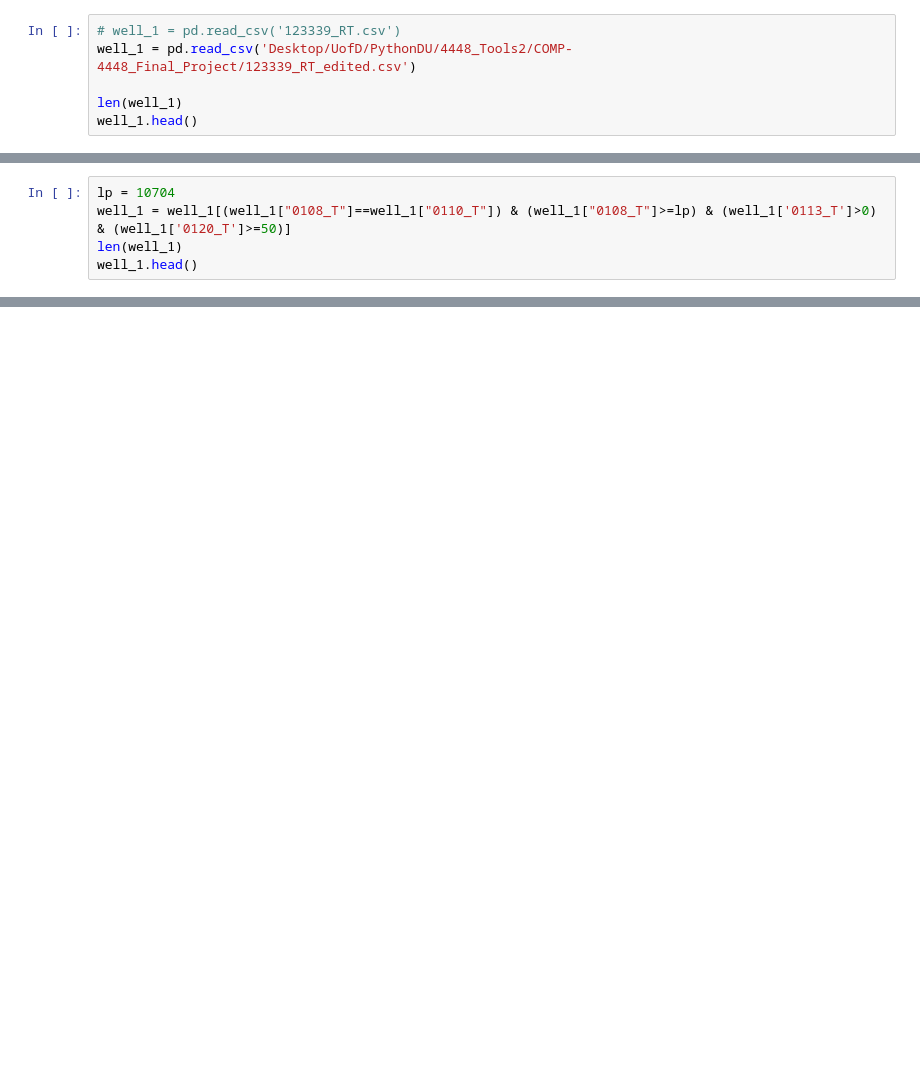
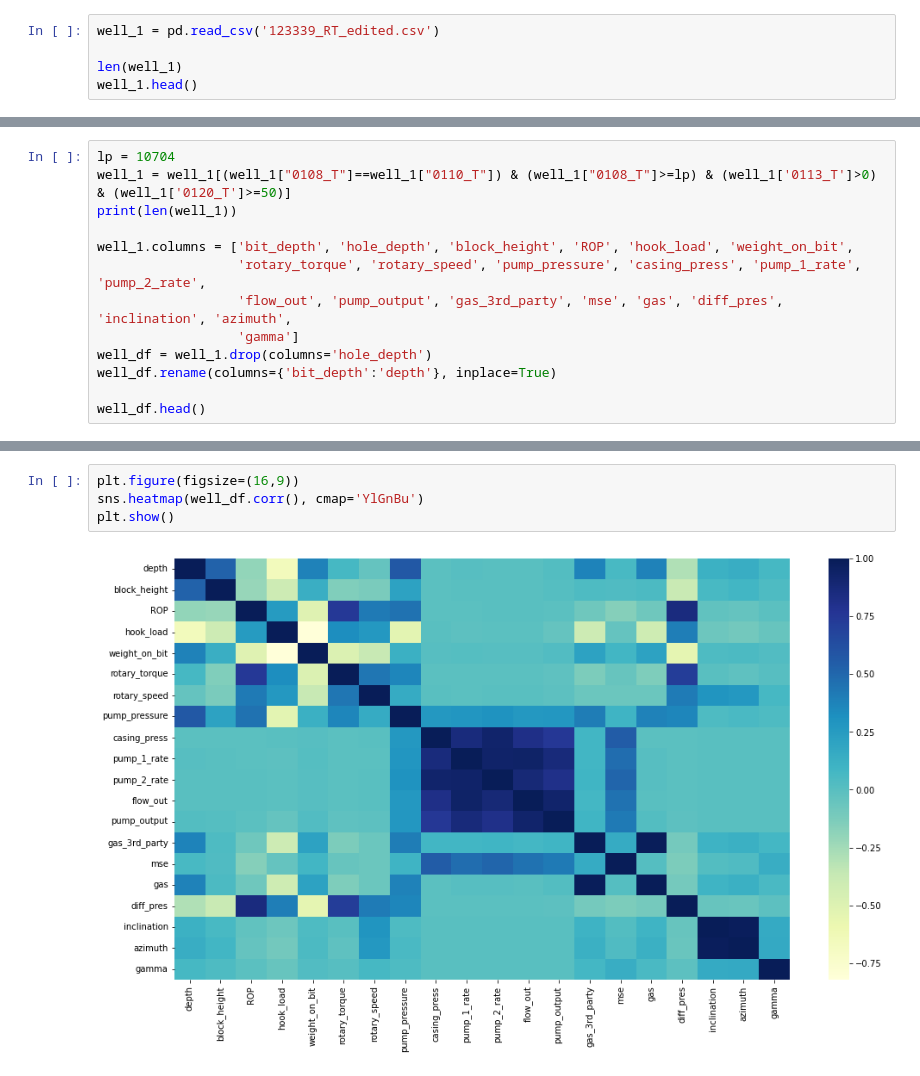
Before and after one commit to NavanPowers/COMP-4448_Final_Project, a Jupyter notebook: Powers_Joseph_4448_Final.ipynb, the cells around one changed output, grey strips where cells are left out. Cells and saved outputs as stored; diff of their text form; blank space fills up the shorter version.

```diff
--- a/Powers_Joseph_4448_Final.ipynb
+++ b/Powers_Joseph_4448_Final.ipynb
@@ -17,6 +20,5 @@ from prettytable import PrettyTable
 # %%
-# well_1 = pd.read_csv('123339_RT.csv')
-well_1 = pd.read_csv('Desktop/UofD/PythonDU/4448_Tools2/COMP-4448_Final_Project/123339_RT_edited.csv')
+well_1 = pd.read_csv('123339_RT_edited.csv')
 
 len(well_1)
 well_1.head()
@@ -25,5 +33,13 @@ FileNotFoundError: [Errno 2] No such file or directory: 'Desktop/UofD/PythonDU/4
 # %%
 lp = 10704
 well_1 = well_1[(well_1["0108_T"]==well_1["0110_T"]) & (well_1["0108_T"]>=lp) & (well_1['0113_T']>0) & (well_1['0120_T']>=50)]
-len(well_1)
-well_1.head()
+print(len(well_1))
+
+well_1.columns = ['bit_depth', 'hole_depth', 'block_height', 'ROP', 'hook_load', 'weight_on_bit',
+                  'rotary_torque', 'rotary_speed', 'pump_pressure', 'casing_press', 'pump_1_rate', 'pump_2_rate',
+                  'flow_out', 'pump_output', 'gas_3rd_party', 'mse', 'gas', 'diff_pres', 'inclination', 'azimuth',
+                  'gamma']
+well_df = well_1.drop(columns='hole_depth')
+well_df.rename(columns={'bit_depth':'depth'}, inplace=True)
+
+well_df.head()
@@ -35,0 +89,6 @@ well_1.describe()
+# %%
+plt.figure(figsize=(16,9))
+sns.heatmap(well_df.corr(), cmap='YlGnBu')
+plt.show()
+# %% [output]
+[figure, added]
```
Also changed, not shown: parts of 27 cells of this notebook.
